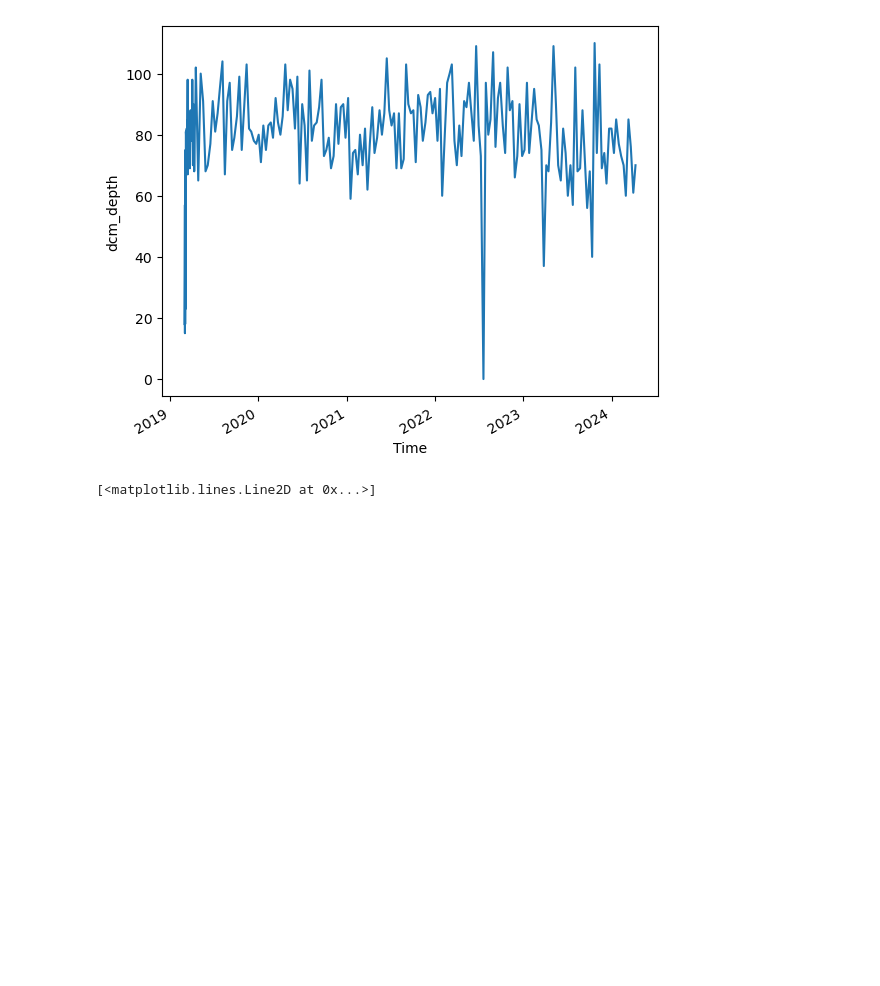
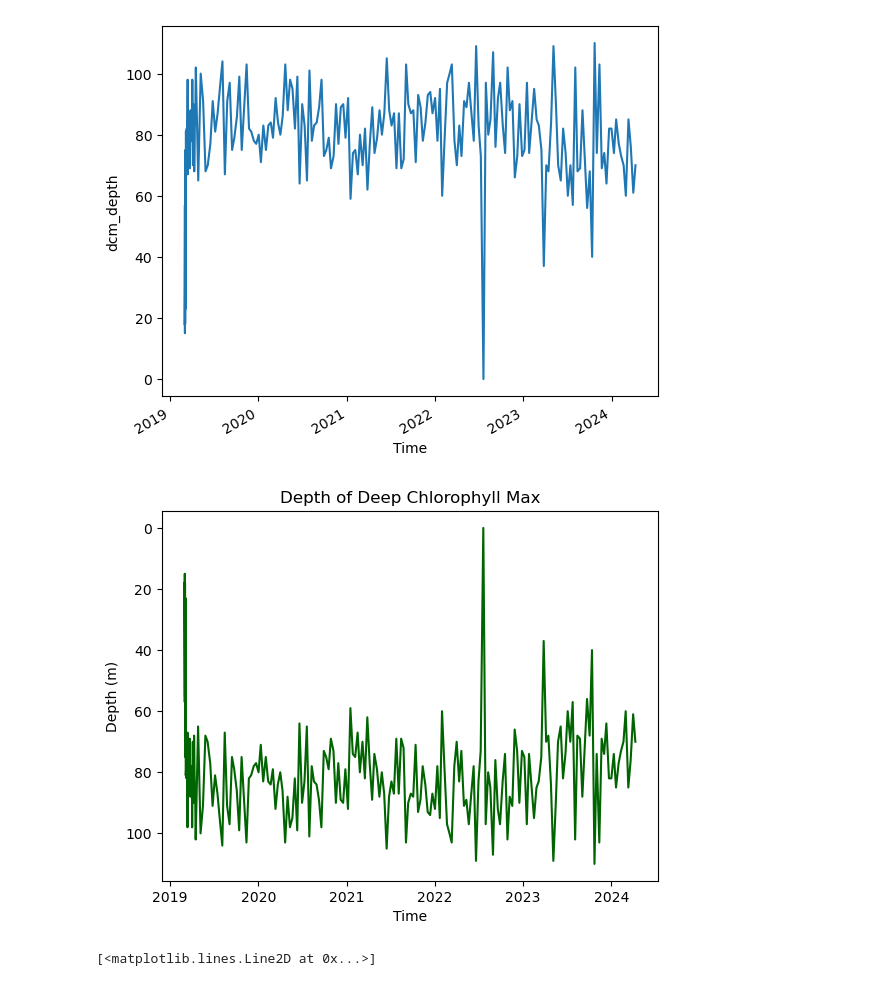
Before and after one commit to ychnli/Stanford-SEA, a Jupyter notebook: bgc_argo_data.ipynb, the cells around one changed output. Cells and saved outputs as stored; diff of their text form; code cells hidden in the pictures; blank space fills up the shorter version.

Commit message:
better dcm plot

```diff
--- a/bgc_argo_data.ipynb
+++ b/bgc_argo_data.ipynb
@@ -83,6 +83,23 @@ ds_dcm.dcm_depth.plot()
 # %% [output]
 [<matplotlib.lines.Line2D at 0x...>]
 [figure]
+# %%
+# Prettier plot
+
+dcm_depth = ds_dcm.dcm_depth.values
+dcm_time = ds_dcm.TIME.values
+
+plt.plot(dcm_time, dcm_depth, color='darkgreen')
+plt.ylabel('Depth (m)')
+plt.xlabel('Time')
+plt.title('Depth of Deep Chlorophyll Max')
+
+# Invert the y-axis
+plt.gca().invert_yaxis()
+
+plt.show()
+# %% [output]
+[figure, added]
 # %%
 ds_clean.TEMP[0].plot()
 # %% [output]
```
